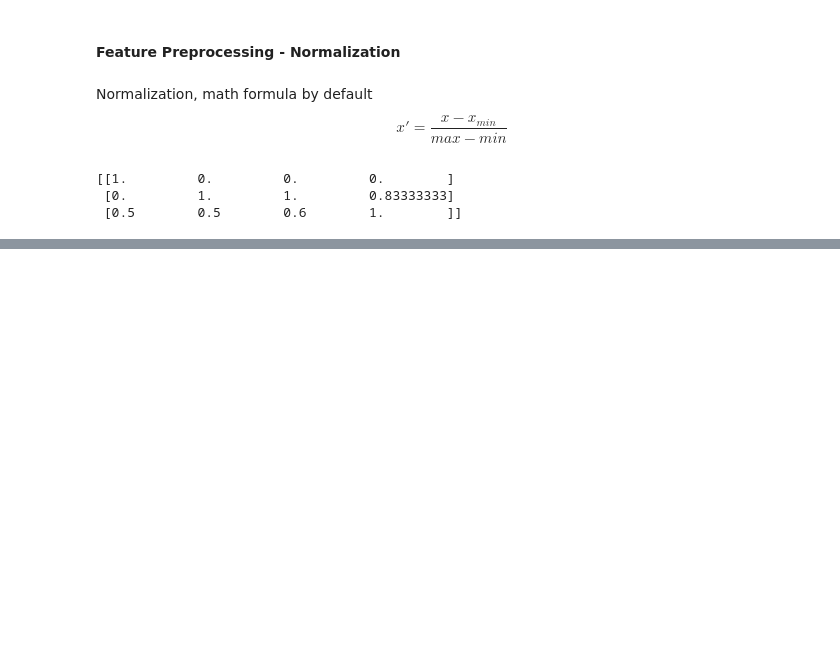
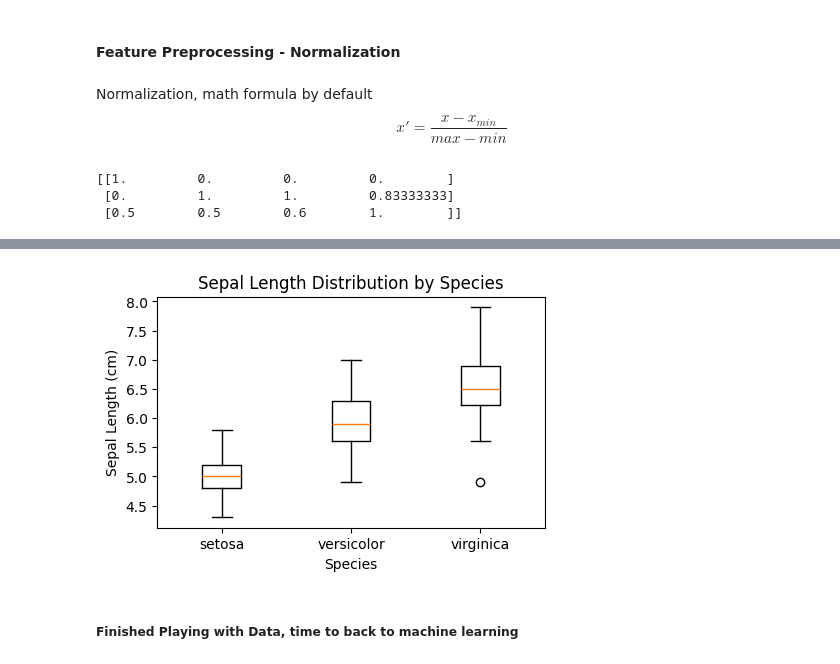
Before and after one commit to XiyueYuan/Machine-Learning, a Jupyter notebook: workspace.ipynb, the cells around one changed output, grey strips where cells are left out. Saved outputs shown, nothing was run; the diff lists cells and outputs as text; code cells hidden in the pictures; blank space fills up the shorter version.

```diff
--- a/workspace.ipynb
+++ b/workspace.ipynb
@@ -72,0 +125,10 @@ print(x_train_new)
+# %%
+import pandas as pd
+# as_frame is a function inside skitlearn package
+# as_frame = False by default
+# as_frame = True, so skitlearn will automatically transfer the data into dataframe
+iris_data = load_iris(as_frame=True)
+# it returns a Bunch Object
+df = pd.DataFrame(iris_data.frame)
+# .frame to convert it into pandas dataframe form
+df.head()
@@ -72,0 +166,14 @@ print(x_train_new)
+# %%
+plt.figure(figsize=(5, 3))
+
+data_to_plot = [df[df['target'] == i]['sepal length (cm)'] for i in range(3)]
+
+plt.boxplot(data_to_plot, tick_labels = iris_data.target_names)
+plt.title('Sepal Length Distribution by Species')
+plt.ylabel('Sepal Length (cm)')
+plt.xlabel('Species')
+plt.show()
+# %% [output]
+[figure, added]
+# %% [markdown]
+##### Finished Playing with Data, time to back to machine learning
```
Also changed, not shown: parts of 15 cells of this notebook, 2 other files.
